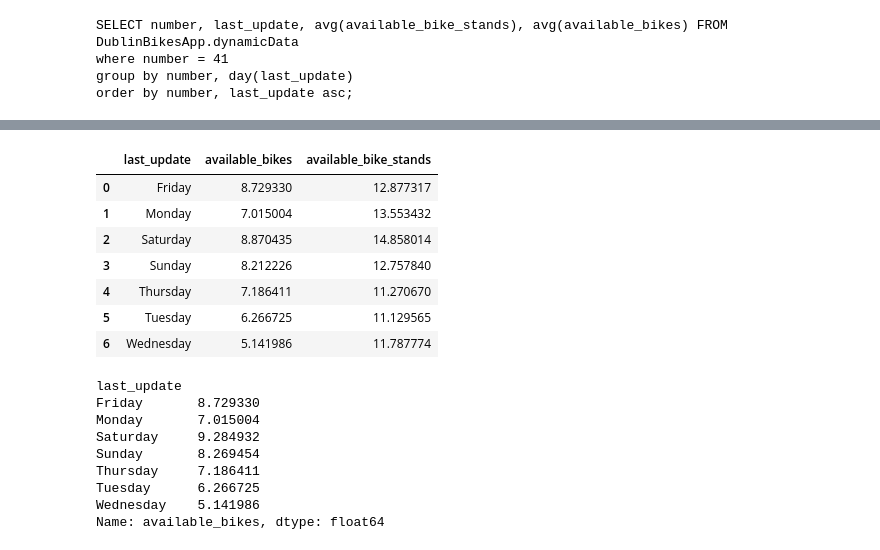
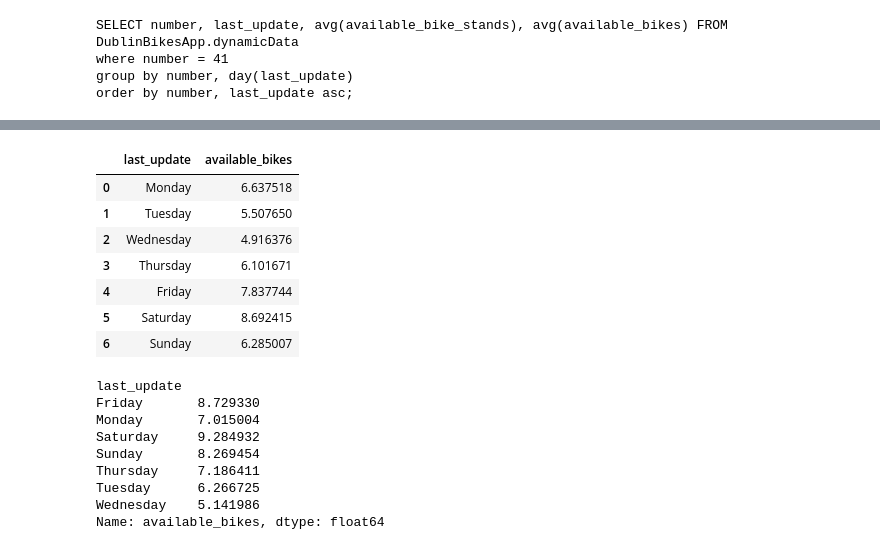
Before and after one commit to AdamMcCarthyCompSci/Dublin-Bikes-App, a Jupyter notebook: graph.ipynb, the cells around one changed output, grey strips where cells are left out. Drawn from its saved outputs; the diff is of its cells as text; code cells hidden in the pictures.

```diff
--- a/graph.ipynb
+++ b/graph.ipynb
@@ -132,20 +132,19 @@ newDF
 # %%
 
 df["last_update"] = pd.to_datetime(df["last_update"])
 res_df = df.groupby([df["last_update"].dt.dayofweek ])["available_bikes"].mean().reset_index()
-add_df = df.groupby([df["last_update"].dt.dayofweek ])["available_bike_stands"].mean().reset_index()
-res_df["available_bike_stands"] = add_df["available_bike_stands"]
+res_df["last_update"] = ["Monday", "Tuesday", "Wednesday", "Thursday", "Friday", "Saturday", "Sunday"]
 
 res_df
 # %% [output]
-|  | last_update | available_bikes | available_bike_stands |
-| 0 | Friday | 8.729330 | 12.877317 |
-| 1 | Monday | 7.015004 | 13.553432 |
-| 2 | Saturday | 8.870435 | 14.858014 |
-| 3 | Sunday | 8.212226 | 12.757840 |
-| 4 | Thursday | 7.186411 | 11.270670 |
-| 5 | Tuesday | 6.266725 | 11.129565 |
-| 6 | Wednesday | 5.141986 | 11.787774 |
+|  | last_update | available_bikes |
+| 0 | Monday | 6.637518 |
+| 1 | Tuesday | 5.507650 |
+| 2 | Wednesday | 4.916376 |
+| 3 | Thursday | 6.101671 |
+| 4 | Friday | 7.837744 |
+| 5 | Saturday | 8.692415 |
+| 6 | Sunday | 6.285007 |
 # %%
 res_df2 = df.groupby([df["day"], "day" ])["available_bike_stands"].mean()
 # %%
```
Also changed, not shown: parts of 7 cells of this notebook, 10 other files.
